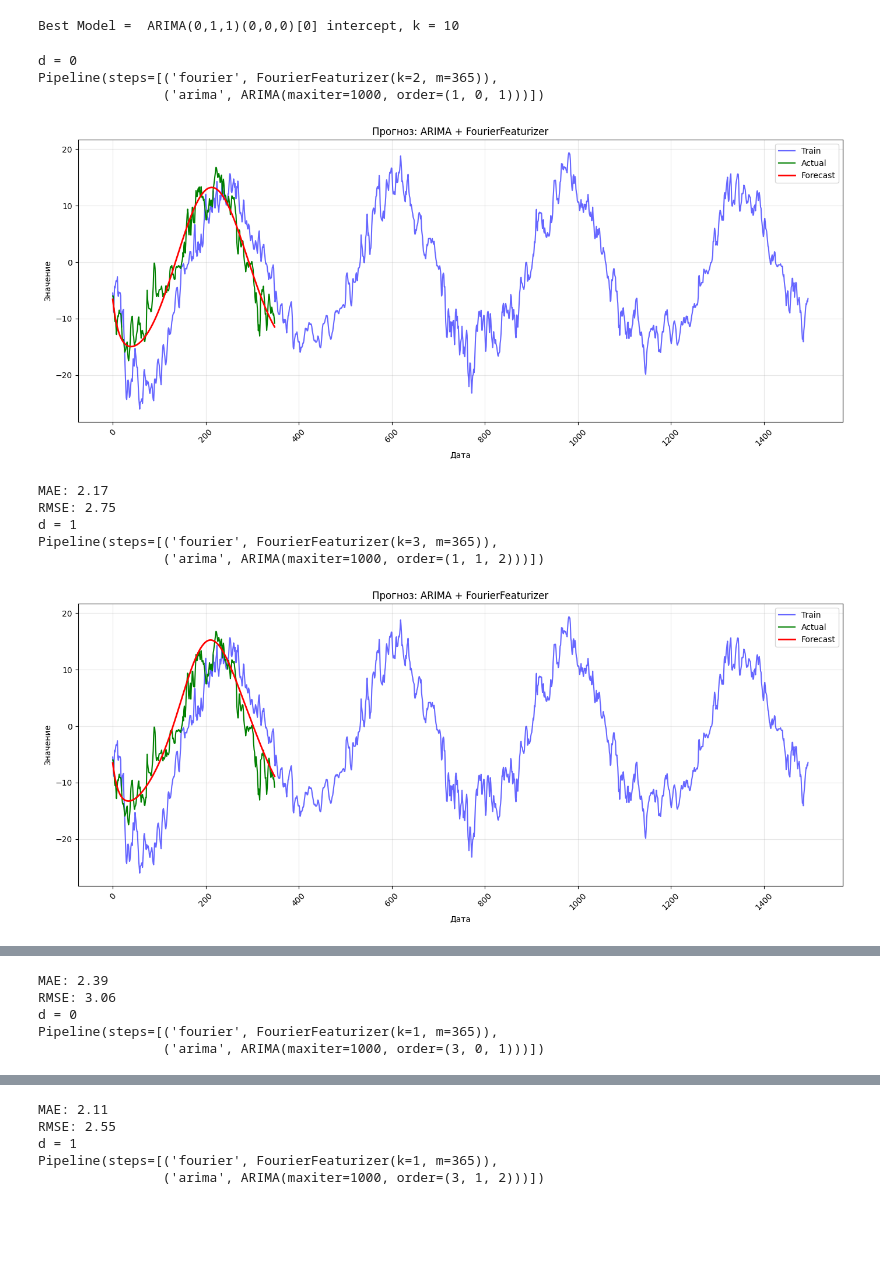
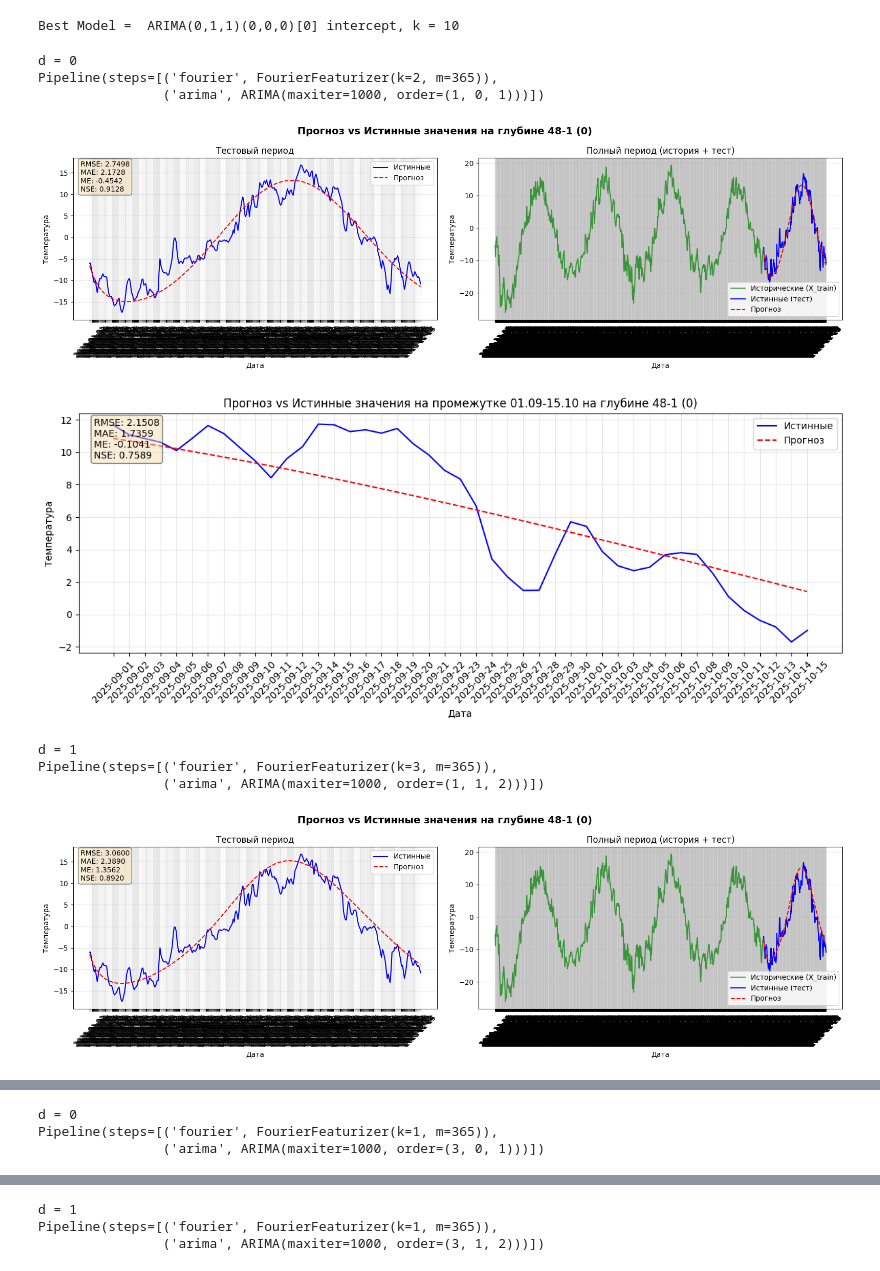
Before and after one commit to mefodyvaulin/ml-salekhard, a Jupyter notebook: furier_arima/fitting_cv.ipynb, the cells around one changed output, grey strips where cells are left out. Drawn from its saved outputs; the diff is of its cells as text; code cells hidden in the pictures; blank space fills up the shorter version.

```diff
--- a/furier_arima/fitting_cv.ipynb
+++ b/furier_arima/fitting_cv.ipynb
@@ -23,27 +30,41 @@ Best Model =  ARIMA(3,1,2)(0,0,0)[0] intercept, k = 1
 Best Model =  ARIMA(4,0,5)(0,0,0)[0] intercept, k = 7
 Best Model =  ARIMA(0,1,1)(0,0,0)[0] intercept, k = 10
 # %%
+df_test.index = df_test['Дата']
+df_test.drop(columns = ['Дата'])
+df_train.index = df_train['Дата']
+df_train.drop(columns = ['Дата'])
+
 depths = [0, 5, 10]
 diffs = [0, 1]
 for depth in depths:
-    train = df_train[f'48-1 ({depth})']
-    test = df_test[f'48-1 ({depth})']
+    col = f'48-1 ({depth})'
+    train = df_train[col]
+    test = df_test[col]
     for d in diffs:
         print(f'd = {d}')
         pipe = joblib.load(f"models/diff_{d}/arima_cv_{depth}.pkl")
         print(pipe)
 
-        forecast = pipe.predict(n_periods=len(test))
-        plot_forecast(train, test, forecast)
-        print_metrics(forecast, test)
+        y_pred = pipe.predict(n_periods=len(test), return_conf_int=False)
+        y_true = df_test[col]
+
+        y_pred.index = df_test.index
+
+        metrics = evaluate(y_true.values, y_pred.values)
+
+        y_pred_autumn = y_pred['2025-09-01':'2025-10-15']
+        metrics_autumn = evaluate(y_true['2025-09-01':'2025-10-15'].values, y_pred_autumn.values)
+
+        plot_forecast_with_train(df_train[col], pd.DataFrame(y_true), pd.DataFrame(y_pred), metrics_dict=metrics, title=f'Прогноз vs Истинные значения на глубине {col}')
+        plot_forecast(pd.DataFrame(y_true['2025-09-01':'2025-10-15']), pd.DataFrame(y_pred_autumn), metrics_dict=metrics_autumn, title=f'Прогноз vs Истинные значения на промежутке 01.09-15.10 на глубине {col}')
 # %% [output]
 d = 0
 Pipeline(steps=[('fourier', FourierFeaturizer(k=2, m=365)),
                 ('arima', ARIMA(maxiter=1000, order=(1, 0, 1)))])
-[figure, old version]
+[figure, new version]
+[figure, new version]
-MAE: 2.17
-RMSE: 2.75
 d = 1
 Pipeline(steps=[('fourier', FourierFeaturizer(k=3, m=365)),
                 ('arima', ARIMA(maxiter=1000, order=(1, 1, 2)))])
-[figure, old version]
+[figure, new version]
@@ -50,5 +72,3 @@ Pipeline(steps=[('fourier', FourierFeaturizer(k=3, m=365)),
-MAE: 2.39
-RMSE: 3.06
 d = 0
 Pipeline(steps=[('fourier', FourierFeaturizer(k=1, m=365)),
                 ('arima', ARIMA(maxiter=1000, order=(3, 0, 1)))])
@@ -56,5 +77,3 @@ Pipeline(steps=[('fourier', FourierFeaturizer(k=1, m=365)),
-MAE: 2.11
-RMSE: 2.55
 d = 1
 Pipeline(steps=[('fourier', FourierFeaturizer(k=1, m=365)),
                 ('arima', ARIMA(maxiter=1000, order=(3, 1, 2)))])
```
Also changed, not shown: parts of 3 cells of this notebook, 2 other files.
